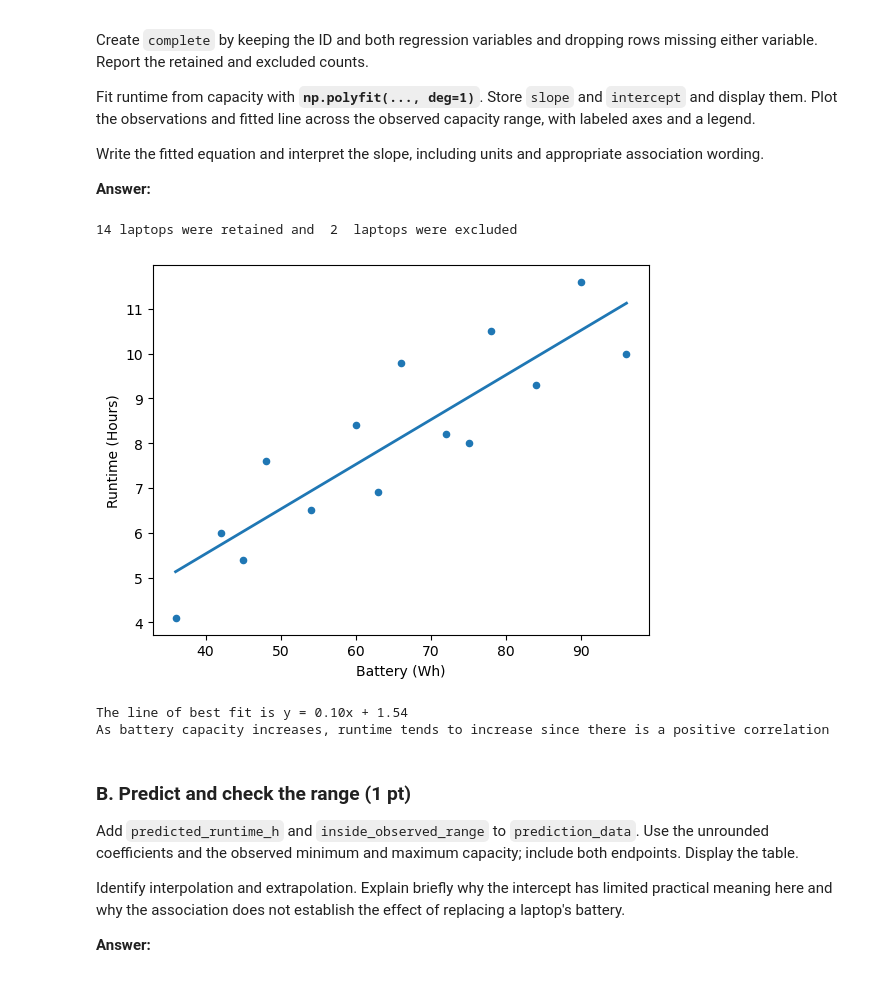
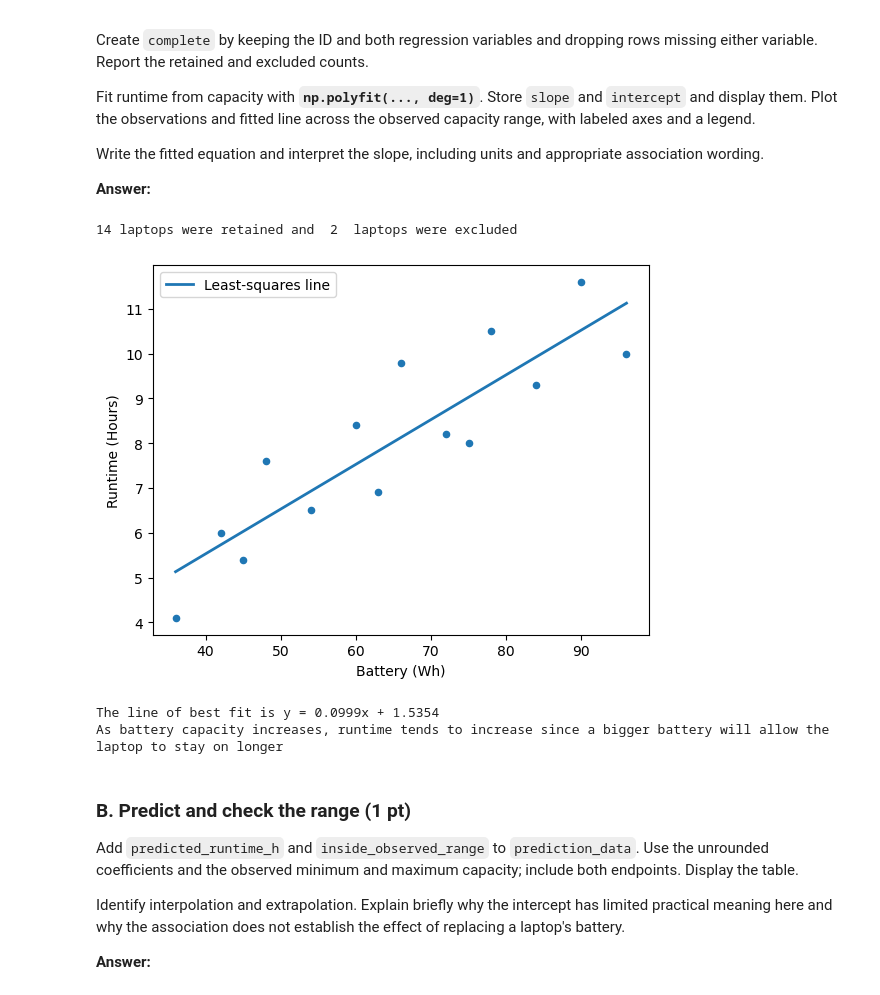
Before and after one commit to paulien67/26f-engr1451-2451, a Jupyter notebook: 1-assignments/LE06/LE06.ipynb, the cells around one changed output. Saved outputs shown, nothing was run; the diff lists cells and outputs as text; code cells hidden in the pictures.

```diff
--- a/1-assignments/LE06/LE06.ipynb
+++ b/1-assignments/LE06/LE06.ipynb
@@ -56,40 +56,41 @@ laptops = pd.DataFrame({
     "battery_Wh": battery_Wh,
     "runtime_h": [4.1, 6.0, 5.4, 7.6, 6.5, 8.4, 6.9, 9.8,
                   8.2, 8.0, 10.5, 9.3, 11.6, 10.0, 8.5, np.nan],
 })
 xcol = "battery_Wh"
 ycol = "runtime_h"
 laptop_labels = {
     "battery_Wh": "Battery capacity (Wh)",
     "runtime_h": "Battery runtime (h)",
 }
 #print(laptops)
 # Your complete-case selection and retained/excluded counts here.
 complete = laptops.dropna()
 retained = len(complete)
 excluded = len(laptops) - retained
 print(retained, "laptops were retained and ", excluded, " laptops were excluded")
 # Fit with np.polyfit(), storing slope and intercept.
-fit_slope, fit_intercept = np.polyfit(complete[xcol],complete[ycol],1)
+slope, intercept = np.polyfit(complete[xcol],complete[ycol],1)
 # Plot the observations and fitted line over the observed x range.
 x_line = np.array([complete[xcol].min(), complete[xcol].max()])
-y_line = fit_intercept + fit_slope * x_line
+y_line = intercept + slope * x_line
 
 ax = complete.plot.scatter(xcol,ycol)
 ax.plot(x_line, y_line, linewidth=2, label="Least-squares line")
 ax.set(
     xlabel="Battery (Wh)",
     ylabel="Runtime (Hours)"
 )
+ax.legend()
 plt.show()
 
-print(f"The line of best fit is y = {fit_slope:.2f}x + {fit_intercept:.2f}")
-print(f"As battery capacity increases, runtime tends to increase since there is a positive correlation")
+print(f"The line of best fit is y = {slope:.4f}x + {intercept:.4f}")
+print(f"As battery capacity increases, runtime tends to increase since a bigger battery will allow the laptop to stay on longer")
 # %% [output]
 14 laptops were retained and  2  laptops were excluded
-[figure, old version]
+[figure, new version]
-The line of best fit is y = 0.10x + 1.54
-As battery capacity increases, runtime tends to increase since there is a positive correlation
+The line of best fit is y = 0.0999x + 1.5354
+As battery capacity increases, runtime tends to increase since a bigger battery will allow the laptop to stay on longer
 # %% [markdown]
 ### B. Predict and check the range (1 pt)
 
```
Also changed, not shown: parts of 15 cells of this notebook.
